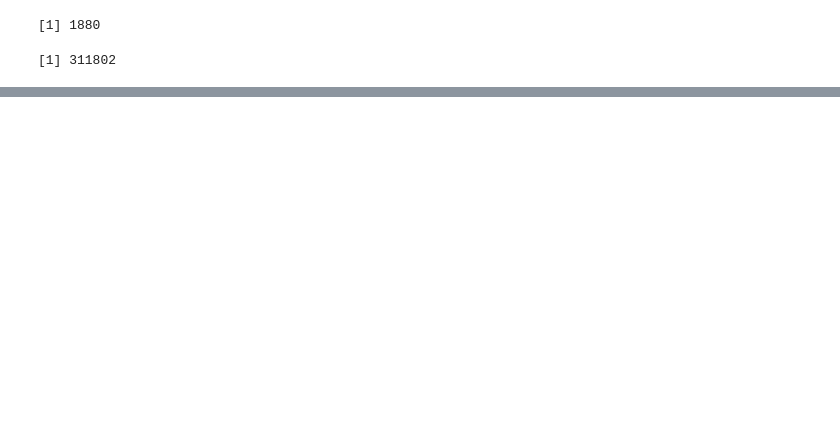
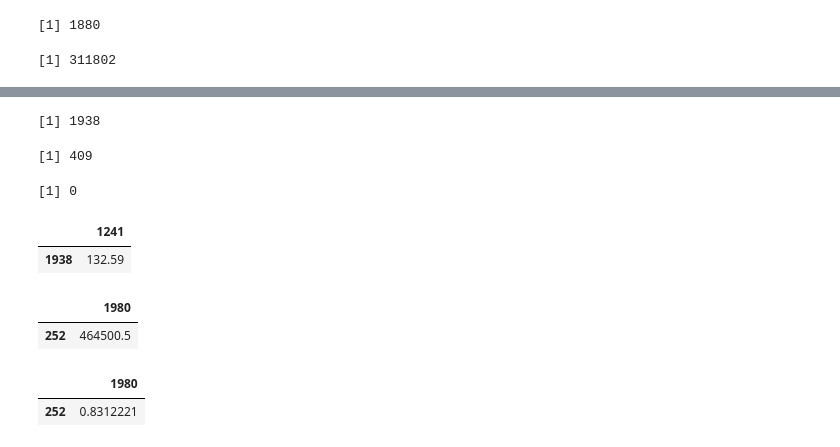
Before and after one commit to twjeric/UCLA-EE232-Large-Scale-Social-and-Complex-Networks, a Jupyter notebook: Project5/P6-10.ipynb, the cells around one changed output, grey strips where cells are left out. Cells and saved outputs as stored; diff of their text form; code cells hidden in the pictures; blank space fills up the shorter version.

```diff
--- a/Project5/P6-10.ipynb
+++ b/Project5/P6-10.ipynb
@@ -134,0 +202,23 @@ xxxx = check_ineql(G)
+# %%
+tsp_tour = read.table('tsp_tour.txt')
+# %%
+tsp_path = as.vector(tsp_tour[,1])
+# %%
+tsp_order = unique(tsp_path)
+# %%
+tsp_order[1]
+# %% [output]
+[1] 1938
+# %%
+tsp_order[1700]
+# %% [output]
+[1] 409
+# %%
+adj_mat[toString(tsp_order[1]), toString(tsp_order[1700])]
+# %% [output]
+[1] 0
+# %%
+distances(G, toString(tsp_order[1]), toString(tsp_order[2]), weights = E(G)$mean_travel_time)
+# %% [output]
+|  | 1241 |
+| 1938 | 132.59 |
@@ -134,0 +233,10 @@ xxxx = check_ineql(G)
+# %%
+approximate_2_sum
+# %% [output]
+|  | 1980 |
+| 252 | 464500.5 |
+# %%
+approximate_2_sum / upper_bound
+# %% [output]
+|  | 1980 |
+| 252 | 0.8312221 |
```
Also changed, not shown: parts of 23 cells of this notebook, 3 other files.
